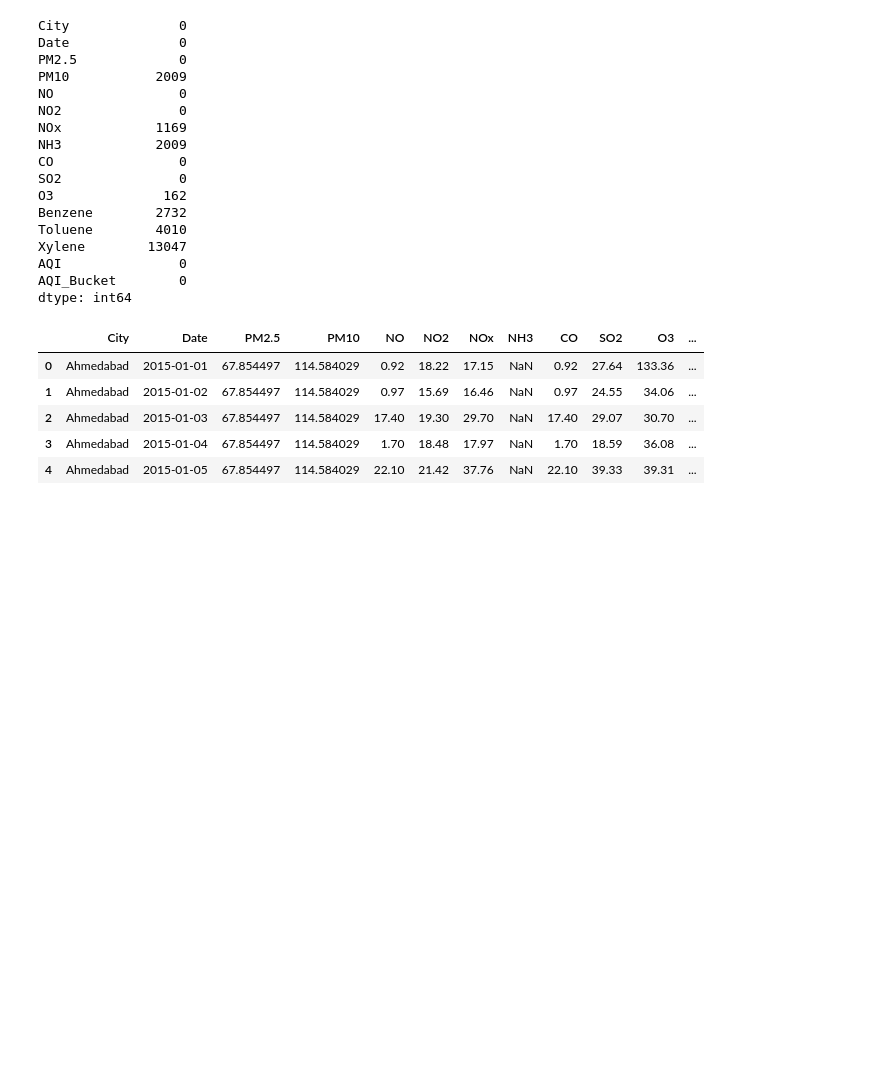
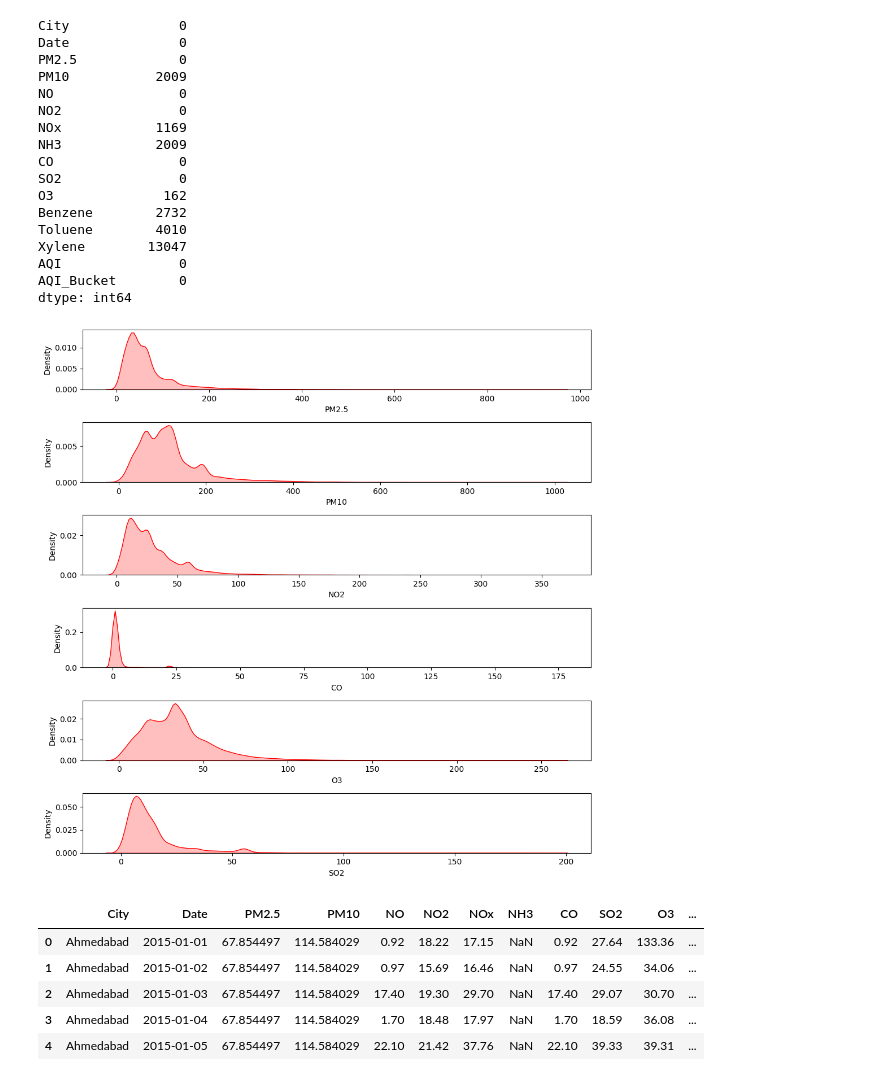
Before and after one commit to ShubhamKNIT/AlgoMinds, a Jupyter notebook: notebook/aqi_predictor.ipynb, the cells around one changed output. Drawn from its saved outputs; the diff is of its cells as text; code cells hidden in the pictures; blank space fills up the shorter version.

```diff
--- a/notebook/aqi_predictor.ipynb
+++ b/notebook/aqi_predictor.ipynb
@@ -226,6 +234,11 @@ Xylene        13047
 AQI               0
 AQI_Bucket        0
 dtype: int64
+# %%
+col = ['PM2.5','PM10','NO2','CO','O3','SO2']
+column_density(df,col)
+# %% [output]
+[figure, added]
 # %%
 df.head()
 # %% [output]
```
Also changed, not shown: parts of 5 cells of this notebook.
